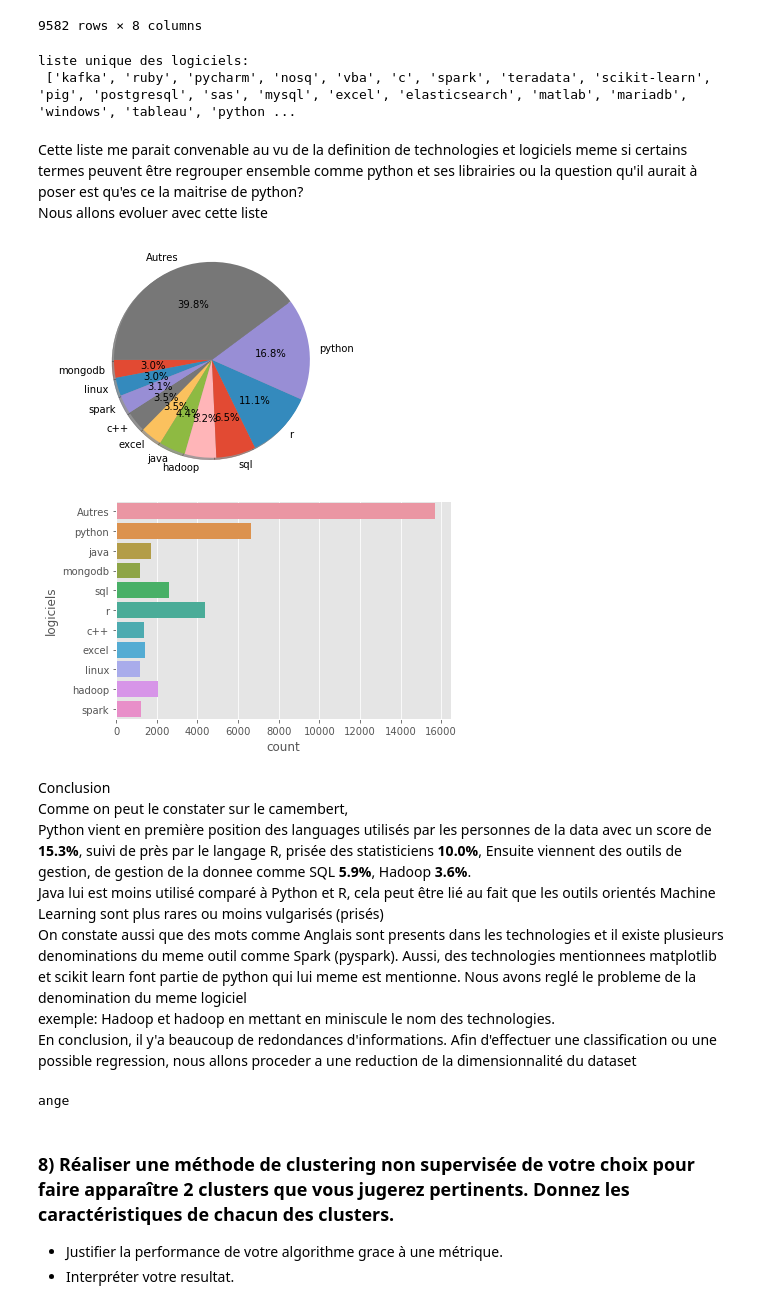
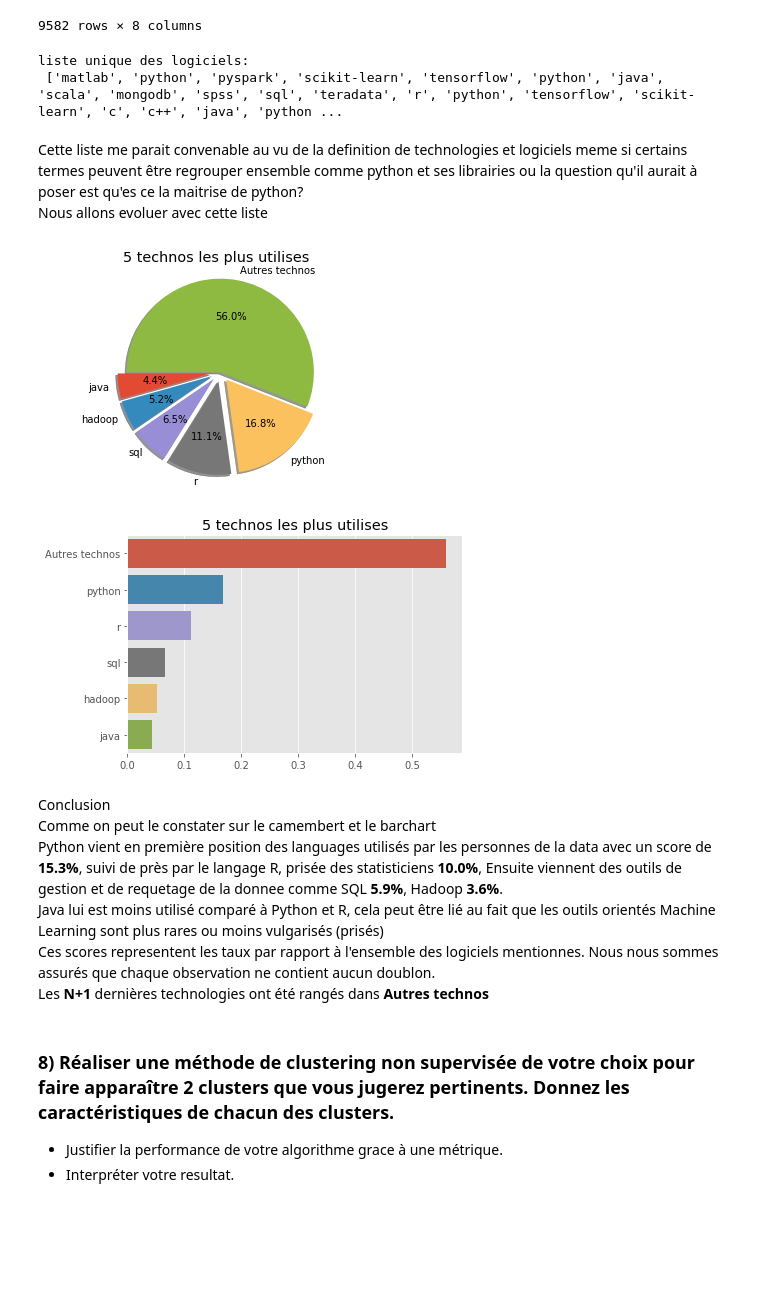
Before and after one commit to AngeKouame/AGILA-DATASET, a Jupyter notebook: Test_Technique_ML.ipynb, the cells around one changed output. Saved outputs shown, nothing was run; the diff lists cells and outputs as text; code cells hidden in the pictures; blank space fills up the shorter version.

```diff
--- a/Test_Technique_ML.ipynb
+++ b/Test_Technique_ML.ipynb
@@ -300,7 +300,7 @@ def get_list_of_technologies(dataframe, column, separateur):
                                     for val in sublist if len(val)!=0]
     # Stockons la liste unique des logiciels utilises
     liste_unique_des_logiciels_utilises = list(set(liste_des_logiciels_utilises))
-    return liste_unique_des_logiciels_utilises
+    return liste_unique_des_logiciels_utilises, liste_des_logiciels_utilises
 
 liste_logiciel = get_list_of_technologies(df, 'Technologies', '/')
 print('liste unique des logiciels: \n {}'.format(liste_logiciel))
@@ -345,11 +345,11 @@ df
 | 9581 | Vertex | Data scientist | VBA/Python/Excel/R | Phd | 0.0 | Paris | debutant | vba/python/excel/r |
 9582 rows × 8 columns
 # %%
-liste_logiciel = get_list_of_technologies(df, 'Technologies_reelles', '/')
-print('liste unique des logiciels: \n {}'.format(liste_logiciel))
+liste_logiciel, liste_des_logiciels_utilises = get_list_of_technologies(df, 'Technologies_reelles', '/')
+print('liste unique des logiciels: \n {}'.format(liste_des_logiciels_utilises))
 # %% [output]
 liste unique des logiciels:
- ['kafka', 'ruby', 'pycharm', 'nosq', 'vba', 'c', 'spark', 'teradata', 'scikit-learn', 'pig', 'postgresql', 'sas', 'mysql', 'excel', 'elasticsearch', 'matlab', 'mariadb', 'windows', 'tableau', 'python ...
+ ['matlab', 'python', 'pyspark', 'scikit-learn', 'tensorflow', 'python', 'java', 'scala', 'mongodb', 'spss', 'sql', 'teradata', 'r', 'python', 'tensorflow', 'scikit-learn', 'c', 'c++', 'java', 'python ...
 # %% [markdown]
 Cette liste me parait convenable au vu de la definition de technologies et logiciels meme si certains termes peuvent être regrouper ensemble comme python et ses librairies ou la question qu'il aurait à poser est
 qu'es ce la maitrise de python?
@@ -357,52 +357,58 @@ qu'es ce la maitrise de python?
 # %%
 def plotting_most_used_technologies(number, liste_technologies):
     """
     INPUT
     number : number of technologies
     liste_technologies : liste des technologies
     OUTPUT
     return the number most used technologies
     """
 
     # faire le decompte des technologies individuelles dans la  liste
-    liste_unique = np.unique((liste_technologies))
-    techno_count = [liste_technologies.count(elt) for elt in liste_unique]
+    techno_names, techno_count = np.unique(liste_technologies, return_counts=True)
     # Avoir les index des "number" technologies les plus utilisees
     n_used_techno_index = np.argsort(techno_count)[-number:]
     # Avoir les noms de ces technologies
-    n_used_techno_names = np.asarray(liste_technologies[n_used_techno_index], dtype=str)
+    n_used_techno_names = techno_names[n_used_techno_index]
     # Regrouper toutes les autres technologies dans une grosse categorie appelee Autres
-    labels.append ('Autres') #rajouter les autres qu'on a pas comptabiliser
-    sizes2 =np.asarray(sizes)[n_used_techno_index]
-    sizes2 = list(sizes2)
-    sizes2.append(len(liste_des_logiciels_utilises)-sum(sizes2))
+    n_used_techno_count = techno_count[n_used_techno_index]
+    n_used_techno_count = np.append(n_used_techno_count,
+                                    len(liste_technologies)-sum(n_used_techno_count))
 
+    n_used_techno_names = np.append(n_used_techno_names, "Autres technos") #rajouter les autres qu'on a pas comptabiliser
+    explode = (0.1, 0.1, 0.1, 0.1,0.1,0)
     fig1, ax1 = plt.subplots()
-    ax1.pie(sizes2, labels=labels, autopct='%1.1f%%',
+    ax1.pie(n_used_techno_count, explode=explode, labels=n_used_techno_names, autopct='%1.1f%%',
             shadow=True, startangle=180)
     ax1.axis('equal')
-    plt.plot('camembert des logiciels utilises')
+    ax1.set_title(str(number)+' technos les plus utilises')
     plt.show()
 
-    ##### je vois l'iddee
-    liste_des_logiciels_utilises2 = np.asarray(liste_des_logiciels_utilises)
-    liste_des_logiciels_utilises2[~np.isin(liste_des_logiciels_utilises2, labels2)] = 'Autres'
-    data2 = pd.DataFrame(data=liste_des_logiciels_utilises2, columns=['logiciels'])
-    ax = sb.countplot( y='logiciels', data= data2)
+
+
+##### Tracer un histograme horizontale
+def plot_horizontal_histogram(list_of_elements, elt):
+    """ INPUT
+    - list of elements to plot
+    -list of elements to highlight
+    OUPUT
+    -horizontal bar chat
+    """
+    dataframe = pd.DataFrame(data=liste_des_logiciels_utilises, columns=['liste_elements'])
+    liste_elements = dataframe['liste_elements'].\
+                     value_counts(normalize=True, sort=True, ascending=False)[:elt].index
+    dataframe[~dataframe.liste_elements.isin(liste_elements)] = 'Autres technos'
+    ax = sb.barplot(x=dataframe['liste_elements'].value_counts(normalize=True, sort=True, ascending=False)[:elt+1].values,
+                y=dataframe['liste_elements'].value_counts(normalize=True, sort=True, ascending=False)[:elt+1].index)
+    plt.title(str(elt)+' technos les plus utilises')
+plotting_most_used_technologies(5, liste_des_logiciels_utilises)
+plot_horizontal_histogram(liste_des_logiciels_utilises, 5)
 # %% [output]
-[figure, old version]
+[figure, new version]
-[figure, old version]
+[figure, new version]
 # %% [markdown]
-Conclusion <br>Comme on peut le constater sur le camembert, <br> Python vient en première position des languages utilisés  par les personnes de la data avec un score de <b>15.3%</b>, suivi de près par le langage R, prisée des statisticiens <b>10.0%</b>, Ensuite viennent des outils de gestion, de gestion de la donnee comme SQL <b>5.9%</b>, Hadoop <b>3.6%</b>. <br> Java lui est moins utilisé comparé à Python et R, cela peut être lié au fait que les outils orientés Machine Learning sont plus rares ou moins vulgarisés (prisés)
-<br> On constate aussi que des mots comme Anglais sont presents dans les technologies et il existe plusieurs denominations du meme outil comme Spark (pyspark). Aussi, des technologies mentionnees matplotlib et scikit learn font partie de python qui lui meme est mentionne. Nous avons reglé le probleme de la denomination du meme logiciel <br>exemple:  Hadoop et hadoop </br> en mettant en miniscule le nom des technologies.
-<br> En conclusion, il y'a beaucoup de redondances d'informations. Afin d'effectuer une classification ou une possible regression, nous allons proceder a une reduction de la dimensionnalité du dataset
+Conclusion <br>Comme on peut le constater sur le camembert et le barchart <br> Python vient en première position des languages utilisés  par les personnes de la data avec un score de <b>15.3%</b>, suivi de près par le langage R, prisée des statisticiens <b>10.0%</b>, Ensuite viennent des outils de gestion et de requetage de la donnee comme SQL <b>5.9%</b>, Hadoop <b>3.6%</b>. <br> Java lui est moins utilisé comparé à Python et R, cela peut être lié au fait que les outils orientés Machine Learning sont plus rares ou moins vulgarisés (prisés)
+<br> Ces scores representent les taux par rapport à l'ensemble des logiciels mentionnes. Nous nous sommes assurés que chaque observation ne contient aucun doublon. <br> Les <b>N+1</b> dernières technologies ont été rangés dans <b> Autres technos </b>
-# %%
-v = np.asarray(['ange','mayi','ange','mayi'])
-unique, count = np.unique(v, return_index=True)
-print(unique)
-#print(count)
-# %% [output]
-ange
 # %% [markdown]
 ### 8) Réaliser une méthode de clustering non supervisée de votre choix pour faire apparaître 2 clusters que vous jugerez pertinents. Donnez les caractéristiques de chacun des clusters.
 -  Justifier la performance de votre algorithme grace à une métrique.
```
Also changed, not shown: parts of 56 cells of this notebook.
